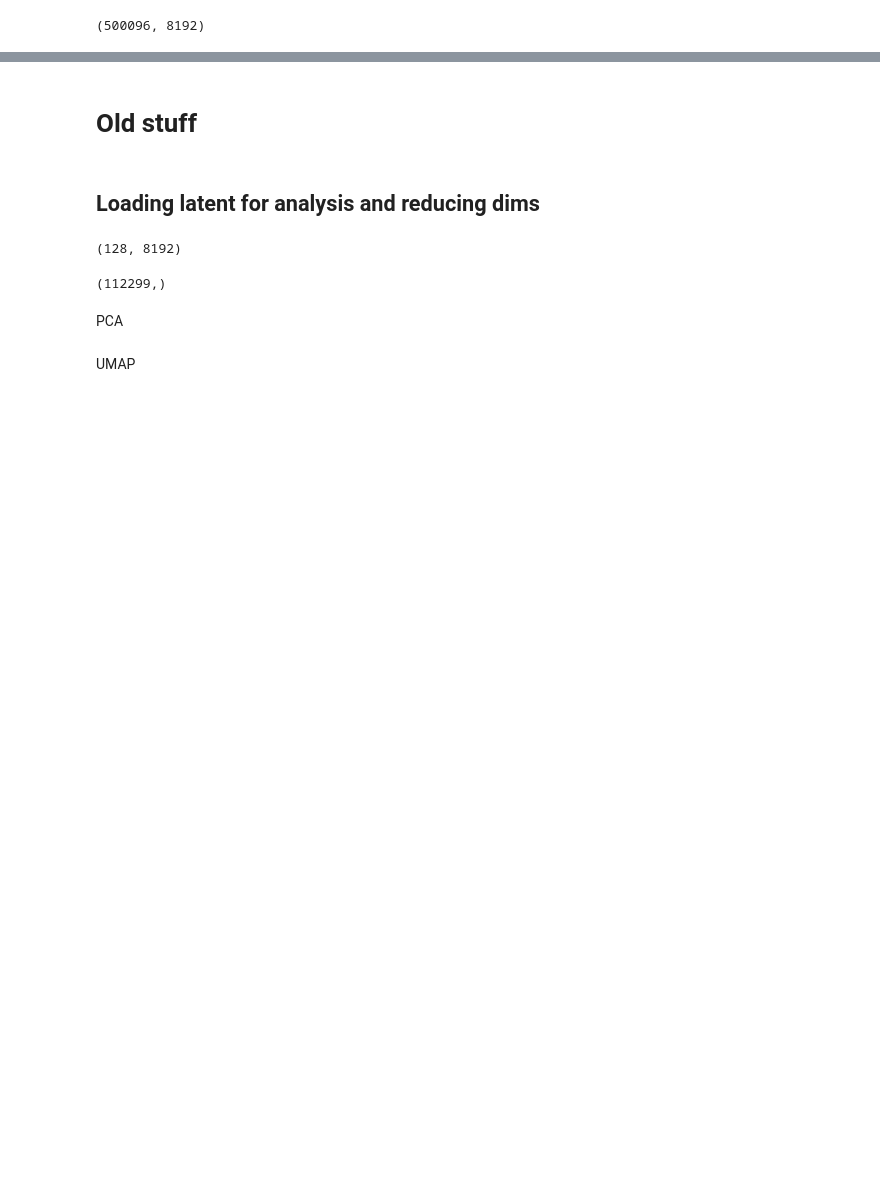
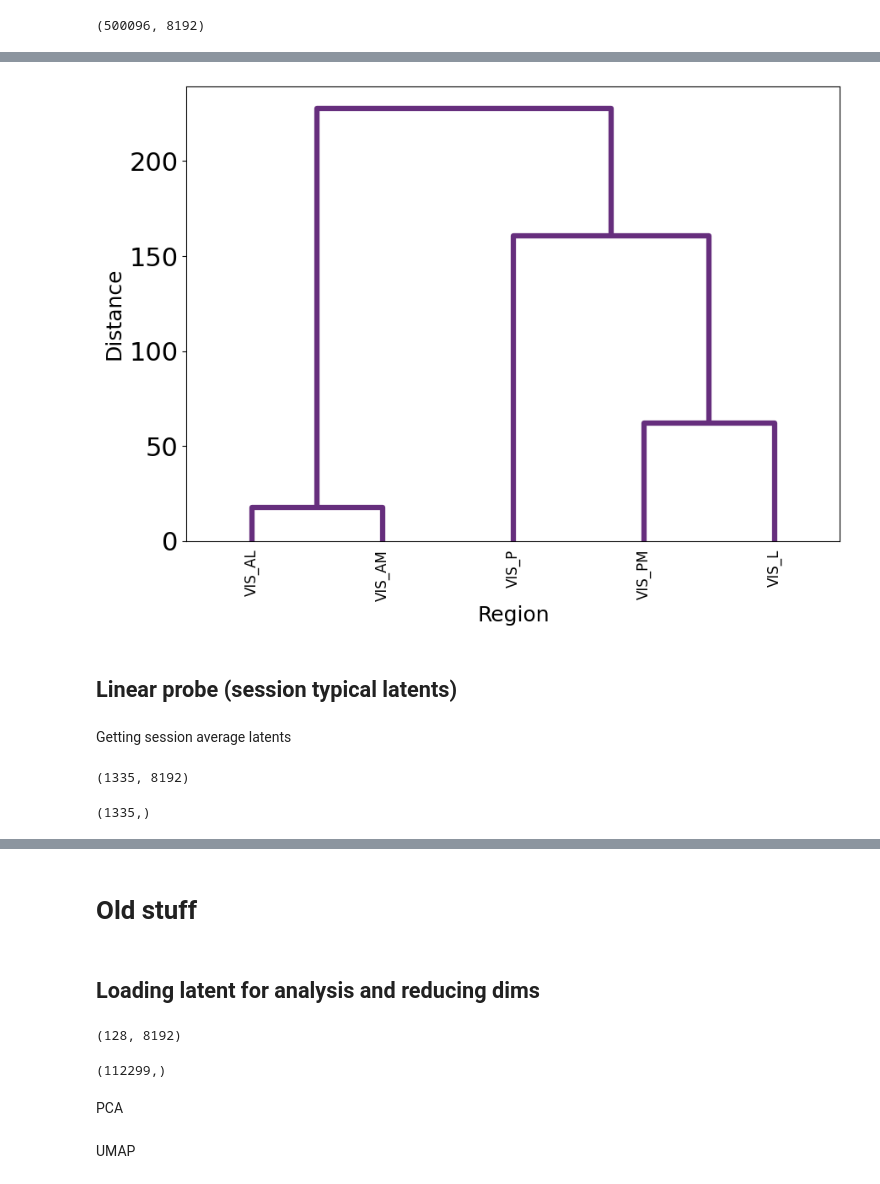
Before and after one commit to ynffsy/torch_brain, a Jupyter notebook: examples/capoyo/extract_latent.ipynb, the cells around one changed output, grey strips where cells are left out. Drawn from its saved outputs; the diff is of its cells as text; code cells hidden in the pictures; blank space fills up the shorter version.

```diff
--- a/examples/capoyo/extract_latent.ipynb
+++ b/examples/capoyo/extract_latent.ipynb
@@ -445,0 +401,36 @@ plt.show()
+# %%
+area_averages = np.array(area_averages)
+# Standardize the latents before clustering (this is often recommended)
+scaler = StandardScaler()
+area_averages_scaled = scaler.fit_transform(area_averages)
+# %%
+Z = linkage(area_averages_scaled, method='ward')  # you can choose other methods as well
+leaves_order = leaves_list(Z)
+area_map ={
+    1: "VIS_PM",
+    2: "VIS_AL",
+    3: "VIS_AM",
+    4: "VIS_P",
+    5: "VIS_L"
+}
+# %%
+
+# Map creline indices to labels using creline_map
+area_labels = [area_map[int(area)] for area in [1,2,3,4,5]]
+
+# Filter out the excluded values from crelines and map the remaining ones to labels
+#creline_labels = [creline_map[int(creline)] for creline in crelines if int(creline) not in excluded_values]
+
+plt.figure(figsize=(10, 7))
+dendrogram(Z, labels=area_labels, leaf_rotation=90)
+#dendrogram(Z, labels=np.array(creline_labels)[leaves_order], leaf_rotation=90)
+#plt.title('Hierarchical Clustering Dendrogram')
+plt.xlabel('Region')
+plt.ylabel('Distance')
+plt.show()
+# %% [output]
+[figure, added]
+# %% [markdown]
+## Linear probe (session typical latents)
+# %% [markdown]
+Getting session average latents
@@ -445,0 +455,4 @@ plt.show()
+# %%
+avg_latent_session_values.shape
+# %% [output]
+(1335, 8192)
@@ -445,0 +497,4 @@ plt.show()
+# %%
+area_labels.shape
+# %% [output]
+(1335,)
```
Also changed, not shown: parts of 27 cells of this notebook.
